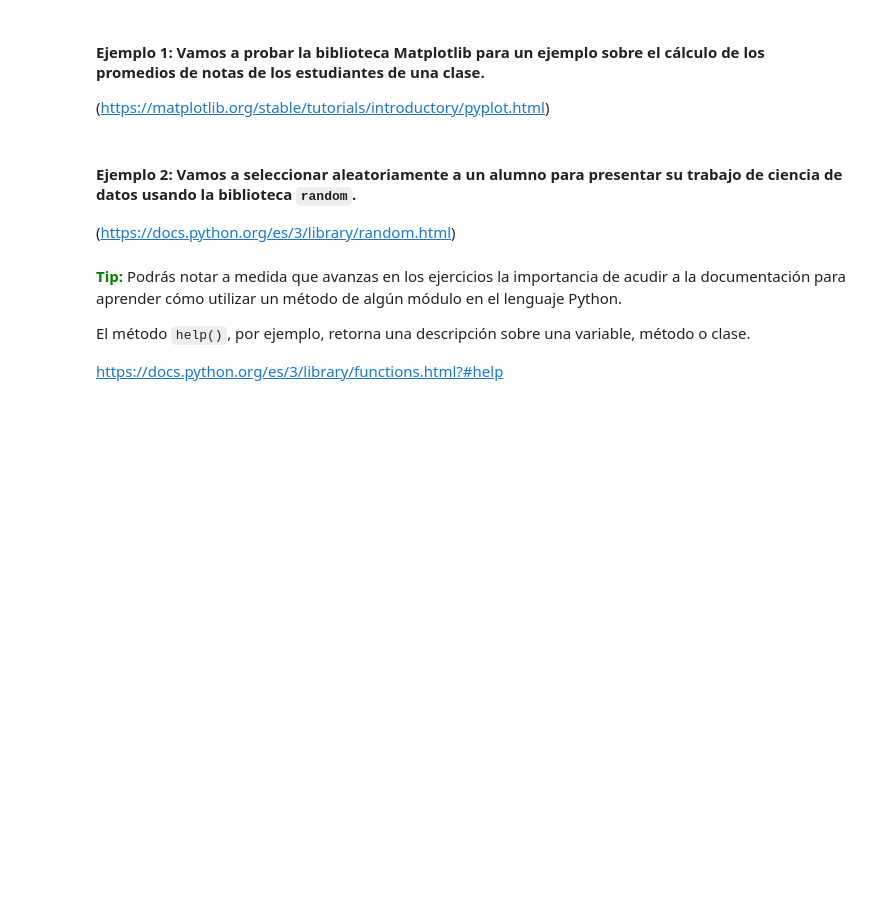
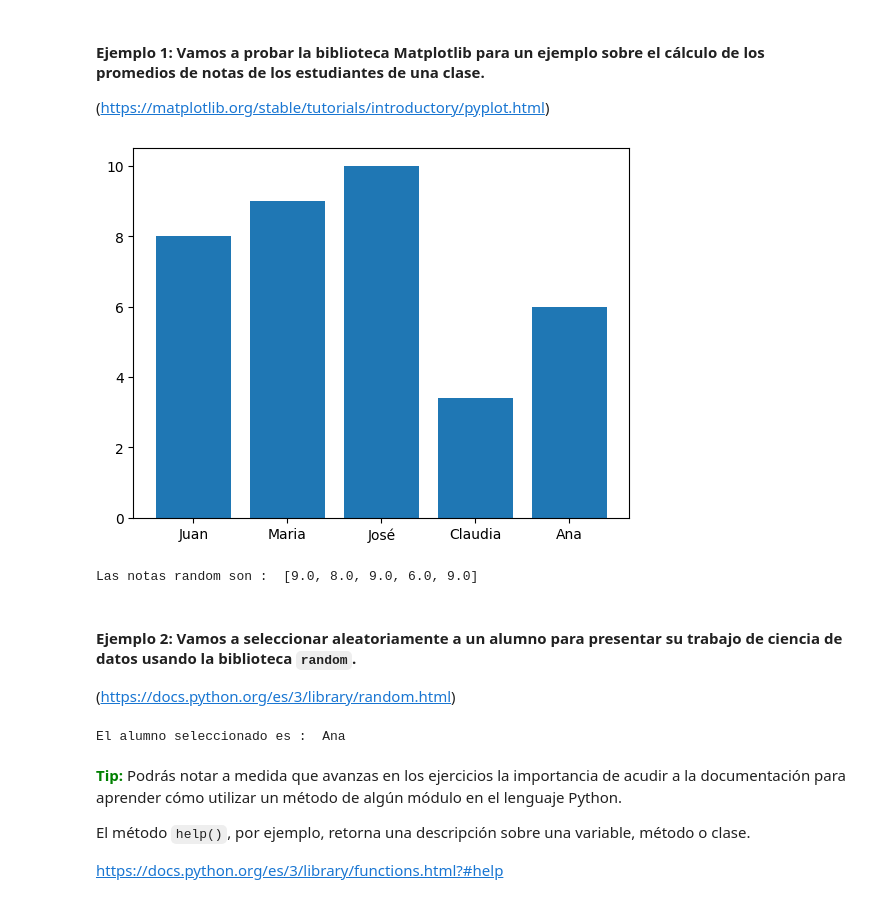
Before and after one commit to seiler18/OracleAluraPython, a Jupyter notebook: Python_para_Data_Science_M2.ipynb, the cells around one changed output. Cells and saved outputs as stored; diff of their text form; code cells hidden in the pictures; blank space fills up the shorter version.

```diff
--- a/Python_para_Data_Science_M2.ipynb
+++ b/Python_para_Data_Science_M2.ipynb
@@ -79,7 +82,32 @@ zstandard                          0.23.0
+# %%
+estudiantes = ['Juan', 'Maria', 'José', 'Claudia', 'Ana']
+notas = [8.0, 9.0, 10.0, 3.4, 6.0]
+
+##Mostrar las notas
+plt.bar(x = estudiantes , height = notas)
+plt.show()
+
+##notas random
+
+random.choice(notas)
+notas = [random.choice(notas) for i in range(5)]
+print("Las notas random son : " , notas)
+# %% [output]
+[figure, added]
+Las notas random son :  [9.0, 8.0, 9.0, 6.0, 9.0]
 # %% [markdown]
 #### Ejemplo 2: Vamos a seleccionar aleatoriamente a un alumno para presentar su trabajo de ciencia de datos usando la biblioteca `random`.
 
 (https://docs.python.org/es/3/library/random.html)
+# %%
+##eligiendo un alumno random
+
+from random import choice
+
+estudiante = choice(estudiantes)
+print("El alumno seleccionado es : " , estudiante)
+# %% [output]
+El alumno seleccionado es :  Ana
 # %% [markdown]
 <font color=green>**Tip:**</font> Podrás notar a medida que avanzas en los ejercicios la importancia de acudir a la documentación para aprender cómo utilizar un método de algún módulo en el lenguaje Python.
 
```
Also changed, not shown: parts of 2 cells of this notebook.
